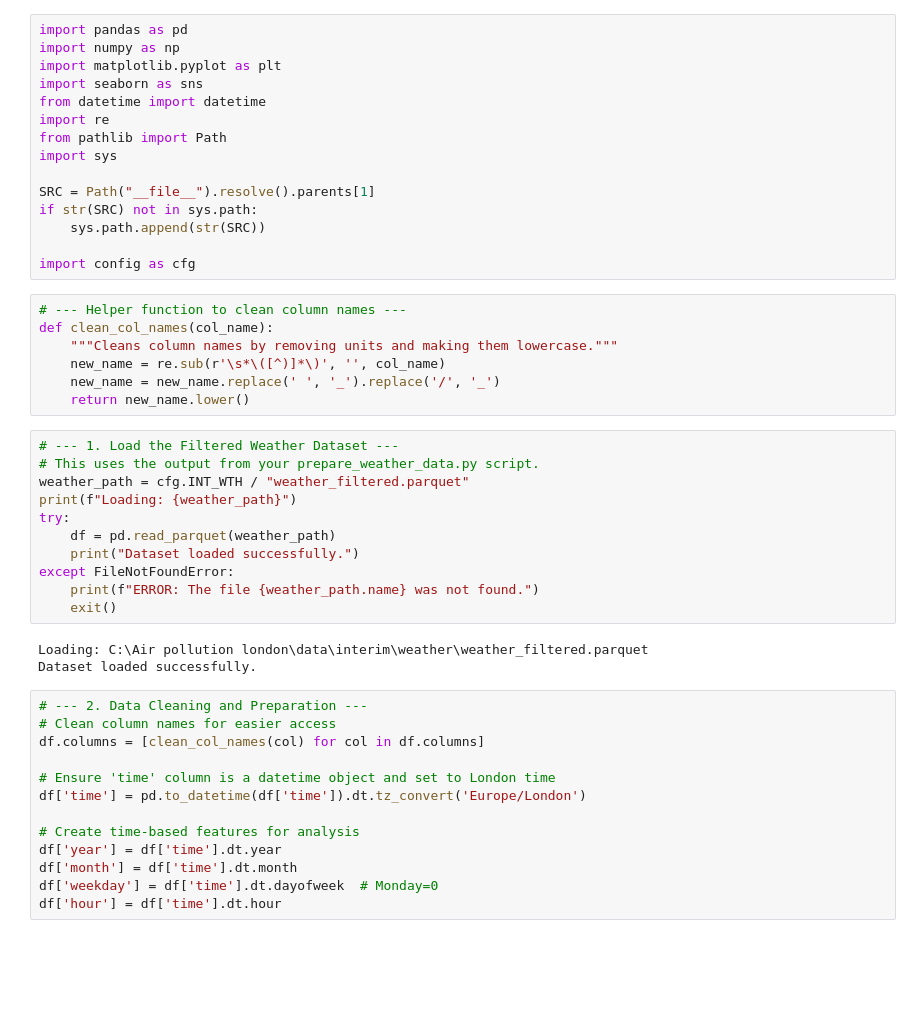
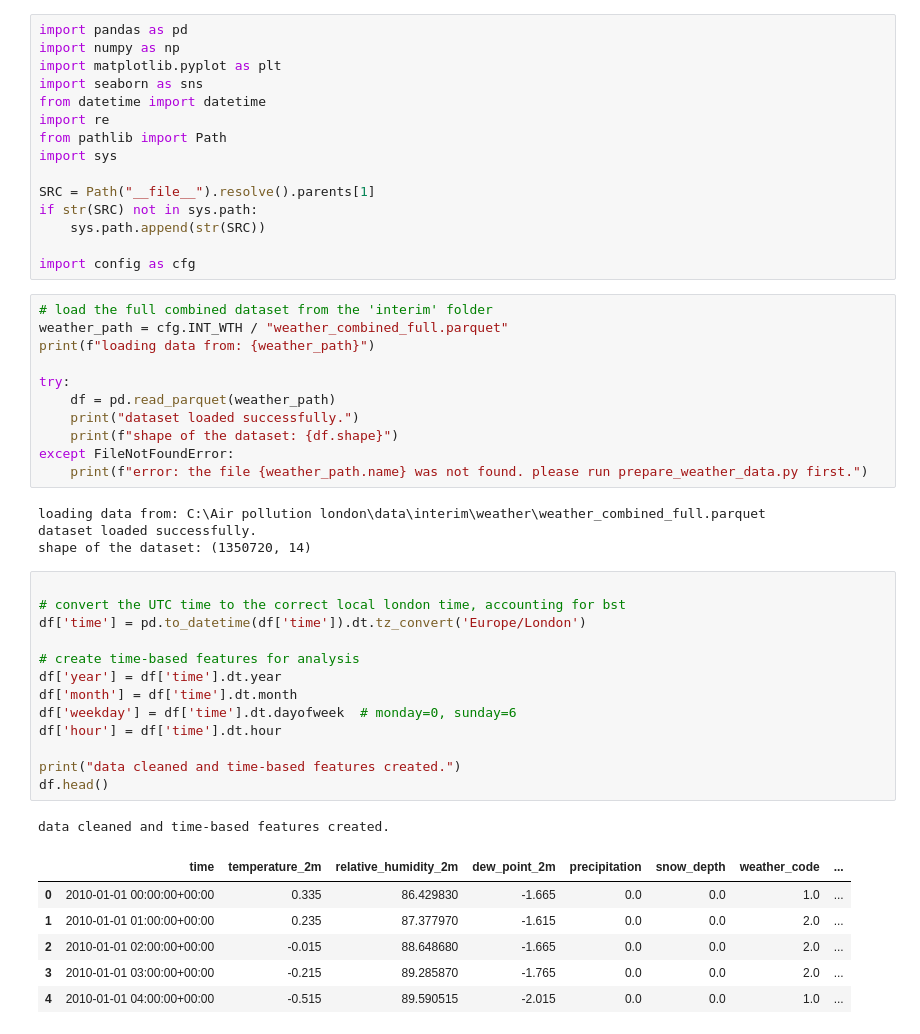
Before and after one commit to csharma01/Air-pollution-london-forecast, a Jupyter notebook: src/eda/EDA_weather.ipynb, the cells around one changed output. Drawn from its saved outputs; the diff is of its cells as text; blank space fills up the shorter version.

```diff
--- a/src/eda/EDA_weather.ipynb
+++ b/src/eda/EDA_weather.ipynb
@@ -13,38 +13,40 @@ if str(SRC) not in sys.path:
     sys.path.append(str(SRC))
 
 import config as cfg
-# %%
-# --- Helper function to clean column names ---
-def clean_col_names(col_name):
-    """Cleans column names by removing units and making them lowercase."""
-    new_name = re.sub(r'\s*\([^)]*\)', '', col_name)
-    new_name = new_name.replace(' ', '_').replace('/', '_')
-    return new_name.lower()
 # %%
-# --- 1. Load the Filtered Weather Dataset ---
-# This uses the output from your prepare_weather_data.py script.
-weather_path = cfg.INT_WTH / "weather_filtered.parquet"
-print(f"Loading: {weather_path}")
+# load the full combined dataset from the 'interim' folder
+weather_path = cfg.INT_WTH / "weather_combined_full.parquet"
+print(f"loading data from: {weather_path}")
+
 try:
     df = pd.read_parquet(weather_path)
-    print("Dataset loaded successfully.")
+    print("dataset loaded successfully.")
+    print(f"shape of the dataset: {df.shape}")
 except FileNotFoundError:
-    print(f"ERROR: The file {weather_path.name} was not found.")
-    exit()
+    print(f"error: the file {weather_path.name} was not found. please run prepare_weather_data.py first.")
 # %% [output]
-Loading: C:\Air pollution london\data\interim\weather\weather_filtered.parquet
-Dataset loaded successfully.
+loading data from: C:\Air pollution london\data\interim\weather\weather_combined_full.parquet
+dataset loaded successfully.
+shape of the dataset: (1350720, 14)
-# %%
-# --- 2. Data Cleaning and Preparation ---
-# Clean column names for easier access
-df.columns = [clean_col_names(col) for col in df.columns]
-
-# Ensure 'time' column is a datetime object and set to London time
-df['time'] = pd.to_datetime(df['time']).dt.tz_convert('Europe/London')
-
-# Create time-based features for analysis
-df['year'] = df['time'].dt.year
-df['month'] = df['time'].dt.month
-df['weekday'] = df['time'].dt.dayofweek  # Monday=0
-df['hour'] = df['time'].dt.hour
+# %%
+
+# convert the UTC time to the correct local london time, accounting for bst
+df['time'] = pd.to_datetime(df['time']).dt.tz_convert('Europe/London')
+
+# create time-based features for analysis
+df['year'] = df['time'].dt.year
+df['month'] = df['time'].dt.month
+df['weekday'] = df['time'].dt.dayofweek  # monday=0, sunday=6
+df['hour'] = df['time'].dt.hour
+
+print("data cleaned and time-based features created.")
+df.head()
+# %% [output]
+data cleaned and time-based features created.
+|  | time | temperature_2m | relative_humidity_2m | dew_point_2m | precipitation | snow_depth | weather_code | ... |
+| 0 | 2010-01-01 00:00:00+00:00 | 0.335 | 86.429830 | -1.665 | 0.0 | 0.0 | 1.0 | ... |
+| 1 | 2010-01-01 01:00:00+00:00 | 0.235 | 87.377970 | -1.615 | 0.0 | 0.0 | 2.0 | ... |
+| 2 | 2010-01-01 02:00:00+00:00 | -0.015 | 88.648680 | -1.665 | 0.0 | 0.0 | 2.0 | ... |
+| 3 | 2010-01-01 03:00:00+00:00 | -0.215 | 89.285870 | -1.765 | 0.0 | 0.0 | 2.0 | ... |
+| 4 | 2010-01-01 04:00:00+00:00 | -0.515 | 89.590515 | -2.015 | 0.0 | 0.0 | 1.0 | ... |
 # %%
```
Also changed, not shown: parts of 2 cells of this notebook, 9 other files.
